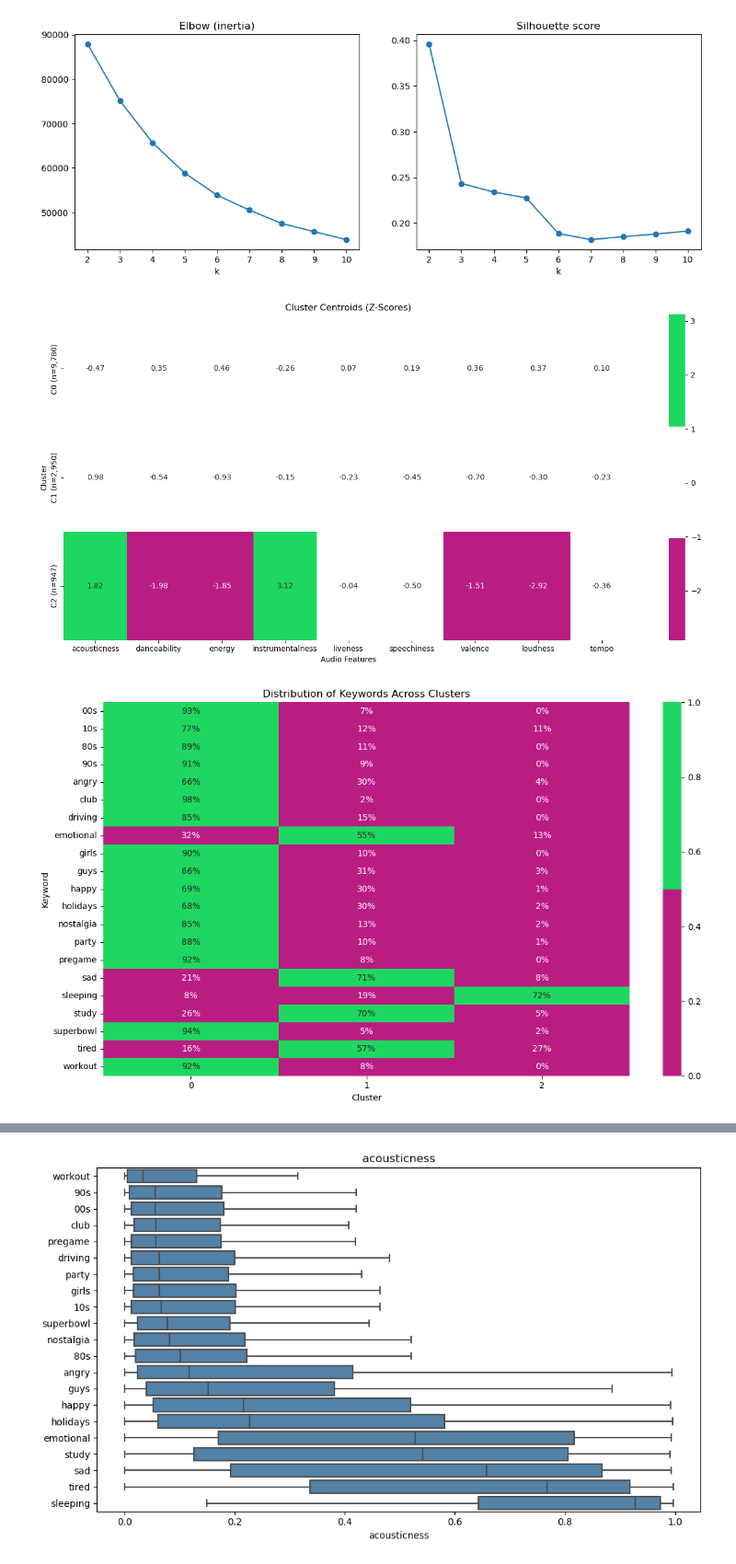
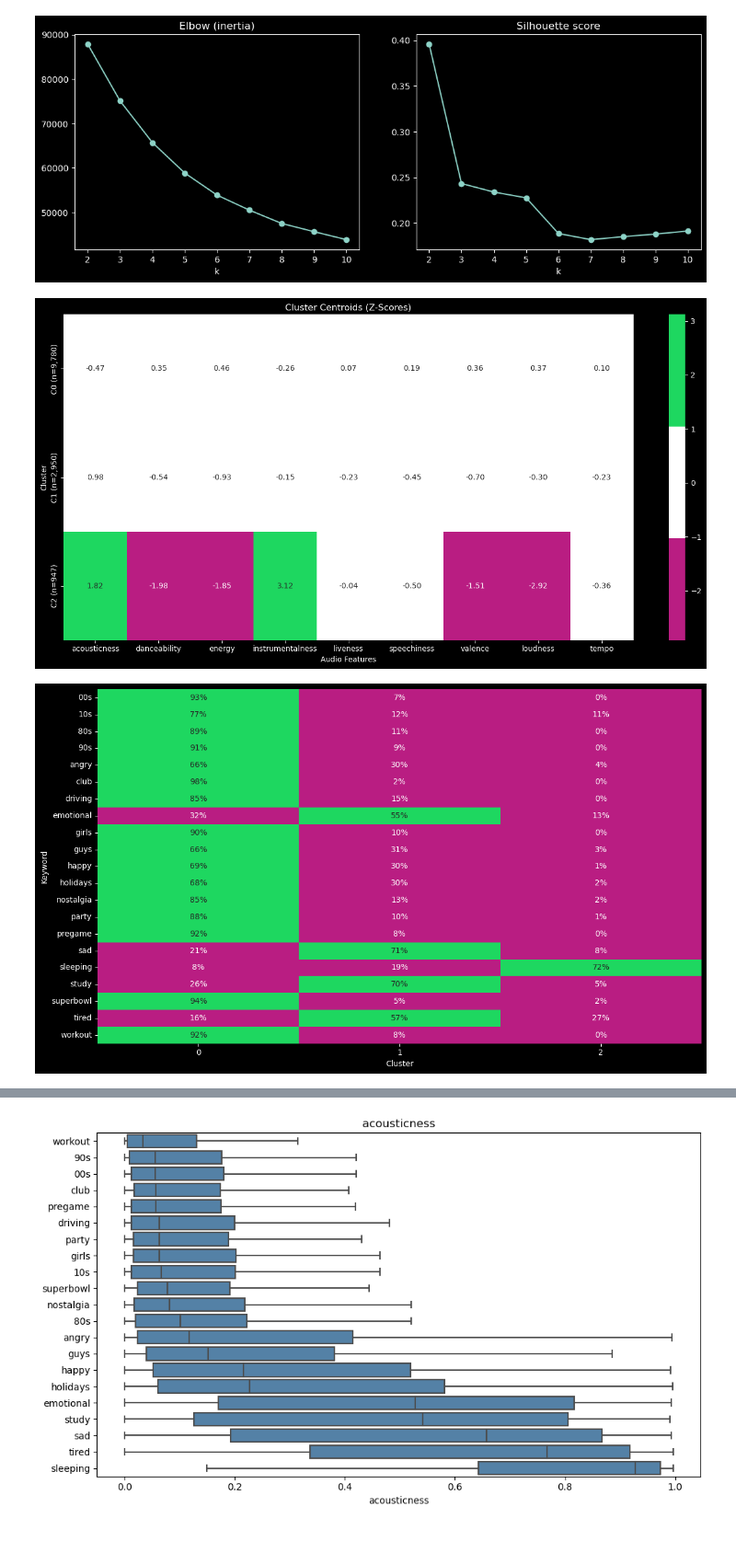
Before and after one commit to jjmecca/DiDa-425-Spotify-Data-Journalism-Project, a Jupyter notebook: clustering graph.ipynb, the cells around one changed output, grey strips where cells are left out. Shown at 92% size. Saved outputs shown, nothing was run; the diff lists cells and outputs as text; code cells hidden in the pictures; blank space fills up the shorter version.

```diff
--- a/clustering graph.ipynb
+++ b/clustering graph.ipynb
@@ -76,8 +76,10 @@ share = pd.crosstab(
     X_df.cluster,
     normalize="index"
 )
+plt.style.use("dark_background")
 
-plt.figure(figsize=(12, 7))
+
+plt.figure(figsize=(12, 7), facecolor="black")
 
 sns.heatmap(
     share,
@@ -85,13 +87,16 @@ sns.heatmap(
     fmt=".0%",
     cmap=sns.color_palette(["#B91D82", "#1ed760"], as_cmap=True),
     vmin=0,
-    vmax=1
+    vmax=1,
+    cbar=False
 )
 
-plt.title("Distribution of Keywords Across Clusters")
+
 plt.xlabel("Cluster")
 plt.ylabel("Keyword")
 plt.tight_layout()
+
+
 
 plt.figure(figsize=(11, 9))
 bg = df_kw.dropna(subset=["valence", "energy"])
@@ -130,3 +121,3 @@ Text(0.5, 1.0, 'Mood map: keyword centroids (bubble size = number of tracks)')
-[figure, old version]
+[figure, new version]
-[figure, old version]
+[figure, new version]
-[figure, old version]
+[figure, new version]
```
Also changed, not shown: parts of 1 cell of this notebook.
